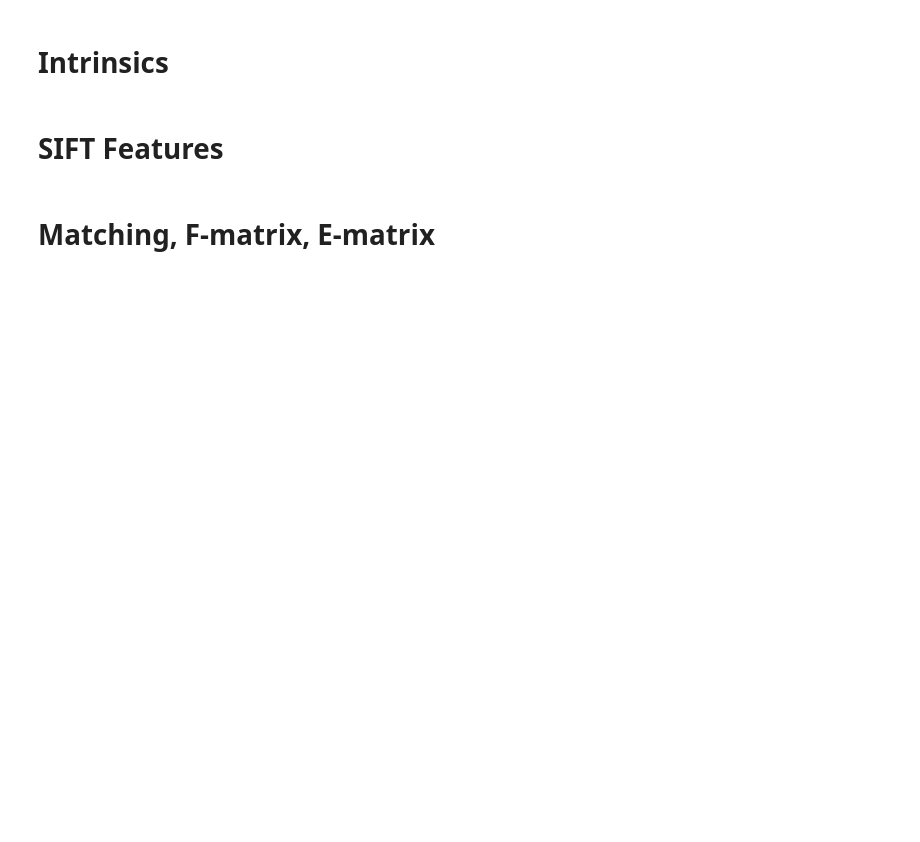
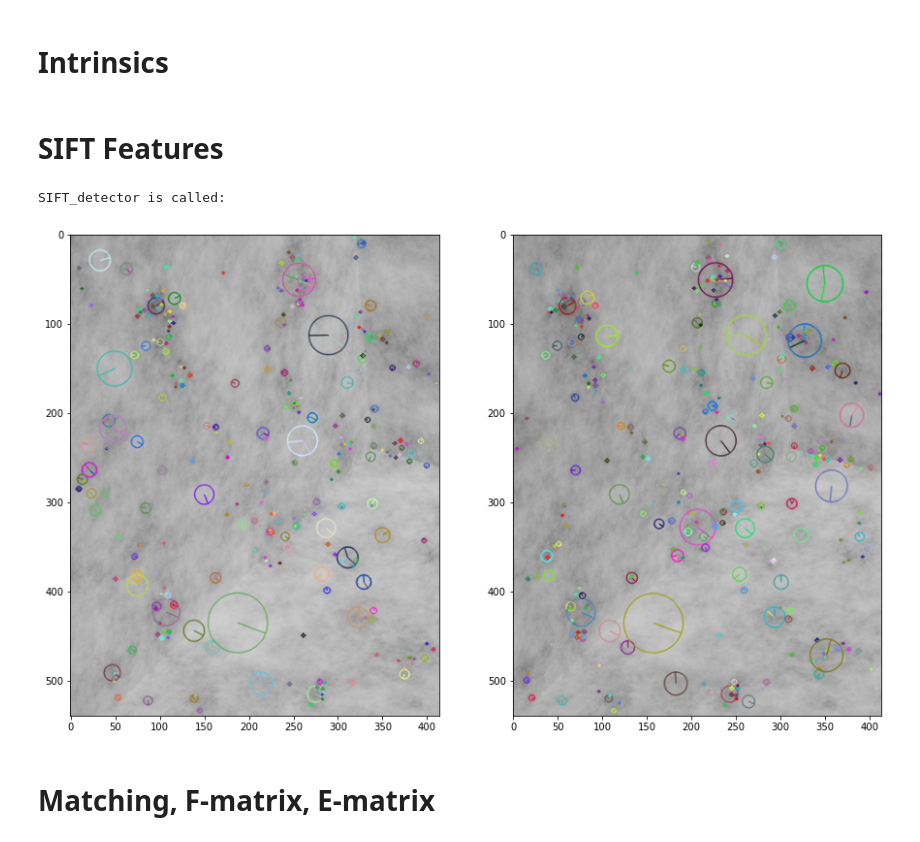
Before and after one commit to bunjj/Catadioptric-Stereo, a Jupyter notebook: catastereo.ipynb, the cells around one changed output. Cells and saved outputs as stored; diff of their text form; code cells hidden in the pictures; blank space fills up the shorter version.

Commit message:
new parameters for sift.create()

```diff
--- a/catastereo.ipynb
+++ b/catastereo.ipynb
@@ -71,18 +75,21 @@ K = np.array([[1333.3334,    0.0000, 480.0000],
 # %%
 print('SIFT_detector is called: ')
 # Initiate SIFT detector
-sift = cv2.SIFT_create()
+sift = cv2.SIFT_create(contrastThreshold = 0.02)
 
 # find the keypoints and descriptors with SIFT
 kp1, des1 = sift.detectAndCompute(imgL, None)
 kp2, des2 = sift.detectAndCompute(imgR, None)
 
 key_img = imgL.copy()
 
 plt.figure(figsize=(15,15))
 plt.subplot(121), plt.imshow(cv2.drawKeypoints(imgL,kp1,key_img,flags=cv2.DRAW_MATCHES_FLAGS_DRAW_RICH_KEYPOINTS))
 plt.subplot(122), plt.imshow(cv2.drawKeypoints(imgR,kp2,key_img,flags=cv2.DRAW_MATCHES_FLAGS_DRAW_RICH_KEYPOINTS))
 plt.show()
+# %% [output]
+SIFT_detector is called:
+[figure, added]
 # %% [markdown]
 # Matching, F-matrix, E-matrix
 # %%
```
Also changed, not shown: parts of 10 cells of this notebook.
